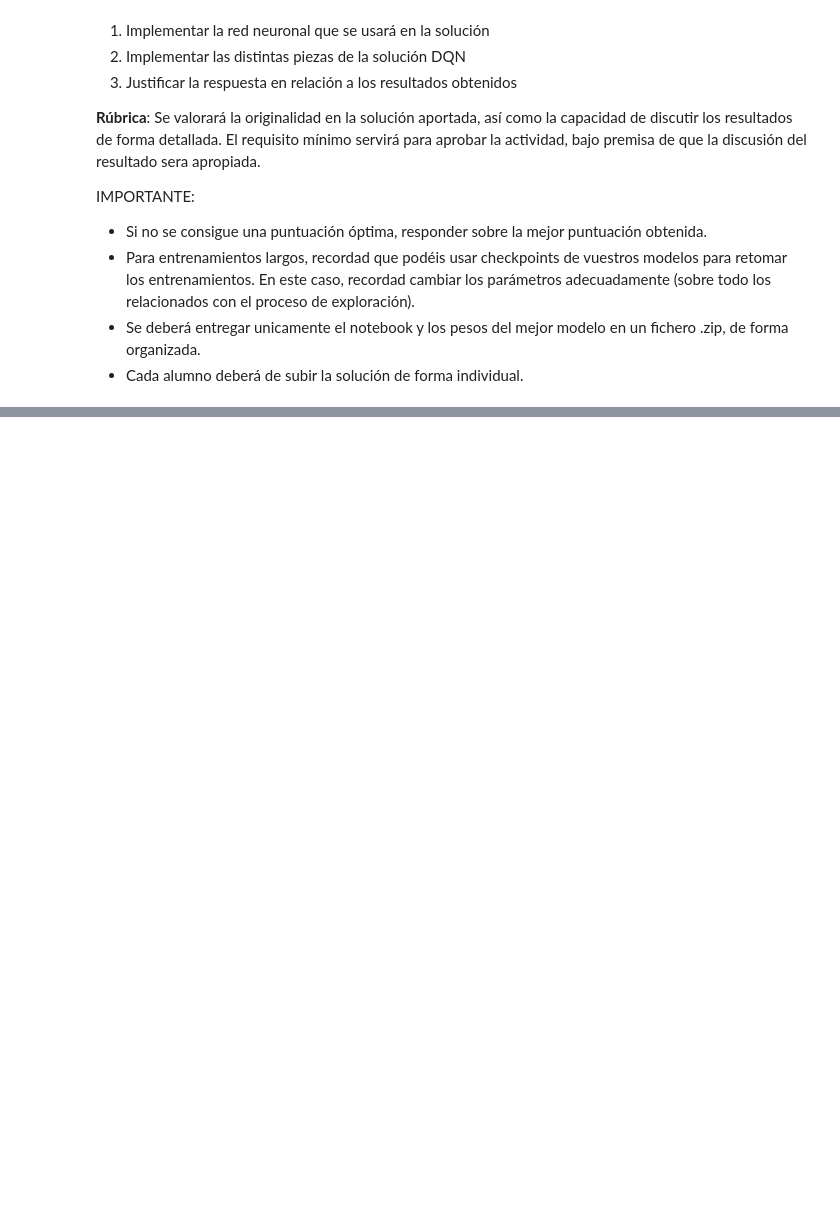
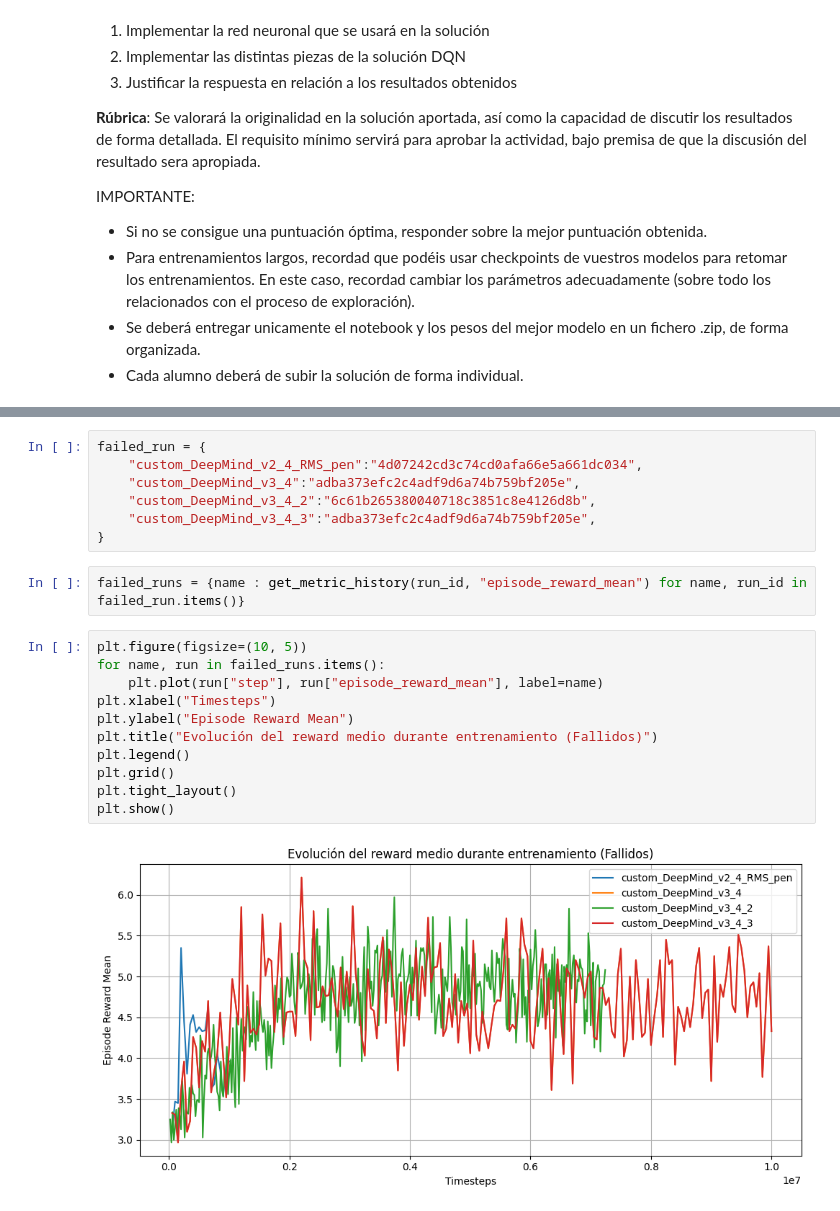
Before and after one commit to Astolfo2332/space_inv_agent, a Jupyter notebook: proyecto_practico.ipynb, the cells around one changed output, grey strips where cells are left out. Cells and saved outputs as stored; diff of their text form; blank space fills up the shorter version.

```diff
--- a/proyecto_practico.ipynb
+++ b/proyecto_practico.ipynb
@@ -59,0 +1164,22 @@ from sb3_contrib import QRDQN
+# %%
+failed_run = {
+    "custom_DeepMind_v2_4_RMS_pen":"4d07242cd3c74cd0afa66e5a661dc034",
+    "custom_DeepMind_v3_4":"adba373efc2c4adf9d6a74b759bf205e",
+    "custom_DeepMind_v3_4_2":"6c61b265380040718c3851c8e4126d8b",
+    "custom_DeepMind_v3_4_3":"adba373efc2c4adf9d6a74b759bf205e",
+}
+# %%
+failed_runs = {name : get_metric_history(run_id, "episode_reward_mean") for name, run_id in failed_run.items()}
+# %%
+plt.figure(figsize=(10, 5))
+for name, run in failed_runs.items():
+    plt.plot(run["step"], run["episode_reward_mean"], label=name)
+plt.xlabel("Timesteps")
+plt.ylabel("Episode Reward Mean")
+plt.title("Evolución del reward medio durante entrenamiento (Fallidos)")
+plt.legend()
+plt.grid()
+plt.tight_layout()
+plt.show()
+# %% [output]
+[figure, added]
```
Also changed, not shown: parts of 102 cells of this notebook, 8 other files.
